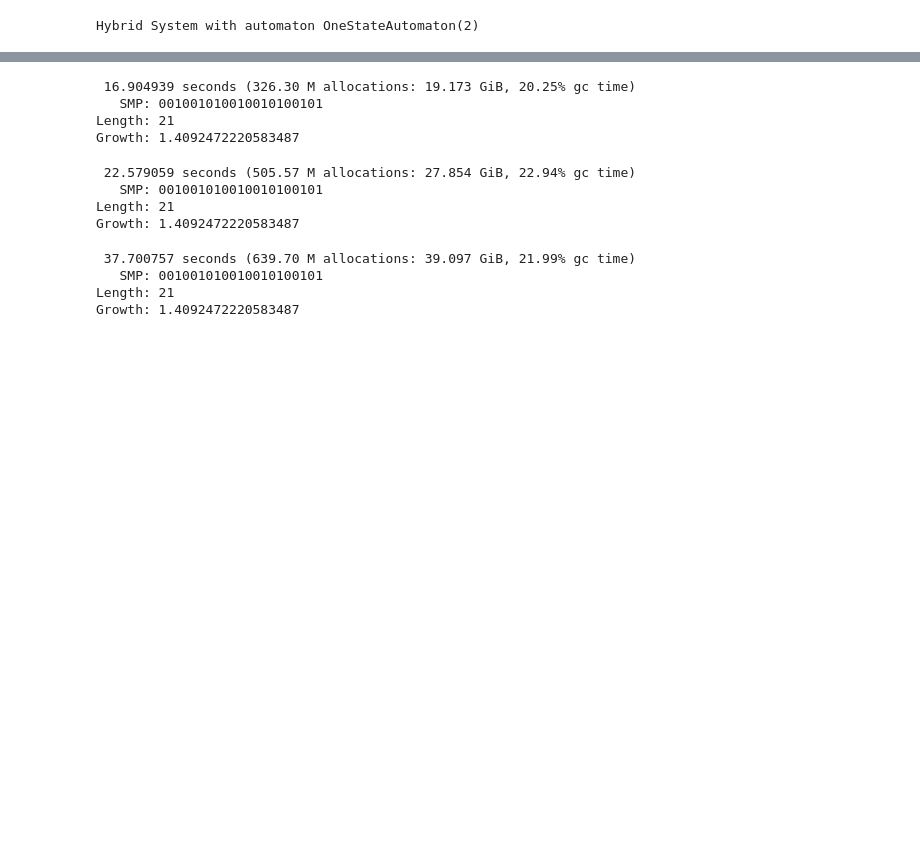
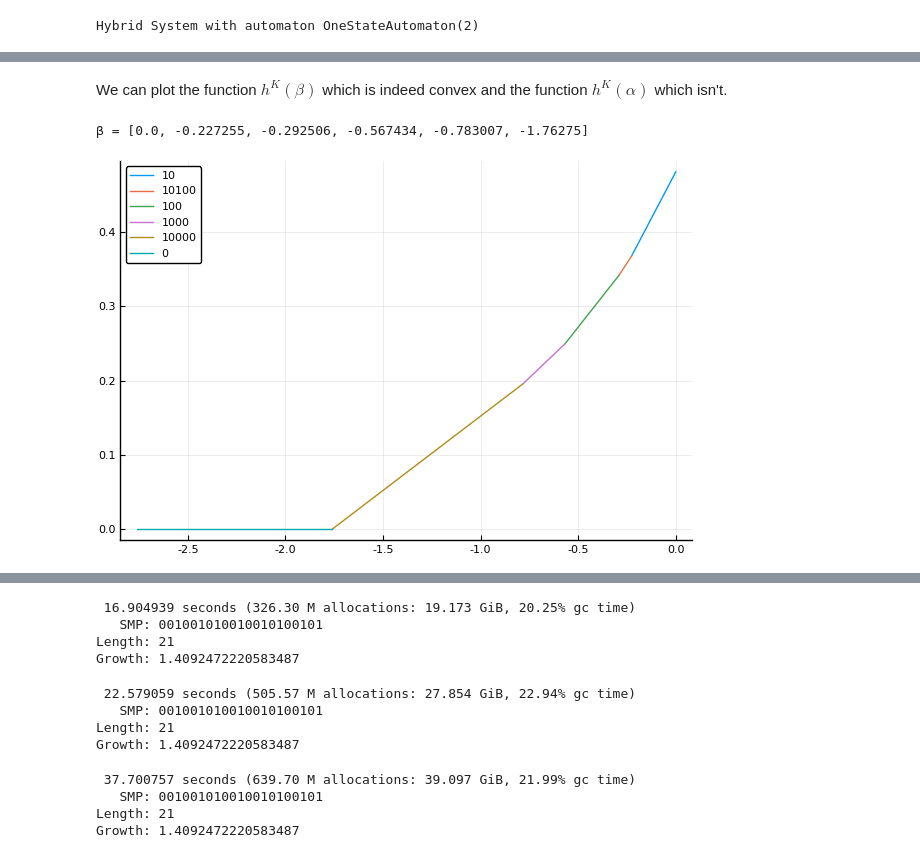
Before and after one commit to blegat/SwitchOnSafety.jl, a Jupyter notebook: examples/Finiteness_conjecture_counterexample.ipynb, the cells around one changed output, grey strips where cells are left out. Saved outputs shown, nothing was run; the diff lists cells and outputs as text; code cells hidden in the pictures; blank space fills up the shorter version.

```diff
--- a/examples/Finiteness_conjecture_counterexample.ipynb
+++ b/examples/Finiteness_conjecture_counterexample.ipynb
@@ -264,0 +177,27 @@ Growth: 1.4092472220583443
+# %%
+using Plots
+pyplot()
+# plots h^K(β)
+function plot_hβ(K)
+    hs, β, smp = hs_β_smp(K)
+    @show β
+    plot()
+    for i in 1:length(β)
+        βnext = i == length(β) ? β[i] - 1 : β[i + 1]
+        h = hs[smp[i]]
+        plot!([β[i], βnext], [heval(h, β[i]), heval(h, βnext)], label=binstr(h))
+    end
+    plot!()
+end
+# plots h^K(α)
+function plot_hα(K)
+    hs, β, smp = hs_β_smp(K)
+    @show exp.(β)
+    plot(xlim = (0.0, 1.0))
+    for i in 1:length(β)
+        βnext = i == length(β) ? β[i] - 1 : β[i + 1]
+        h = hs[smp[i]]
+        plot!([exp(β[i]), exp(βnext)], [heval(h, β[i]), heval(h, βnext)], label=binstr(h))
+    end
+    plot!()
+end
@@ -264,0 +228,7 @@ Growth: 1.4092472220583443
+# %% [markdown]
+We can plot the function $h^K(\beta)$ which is indeed convex and the function $h^K(\alpha)$ which isn't.
+# %%
+plot_hβ(5)
+# %% [output]
+β = [0.0, -0.227255, -0.292506, -0.567434, -0.783007, -1.76275]
+[figure, added]
```
Also changed, not shown: parts of 65 cells of this notebook.
